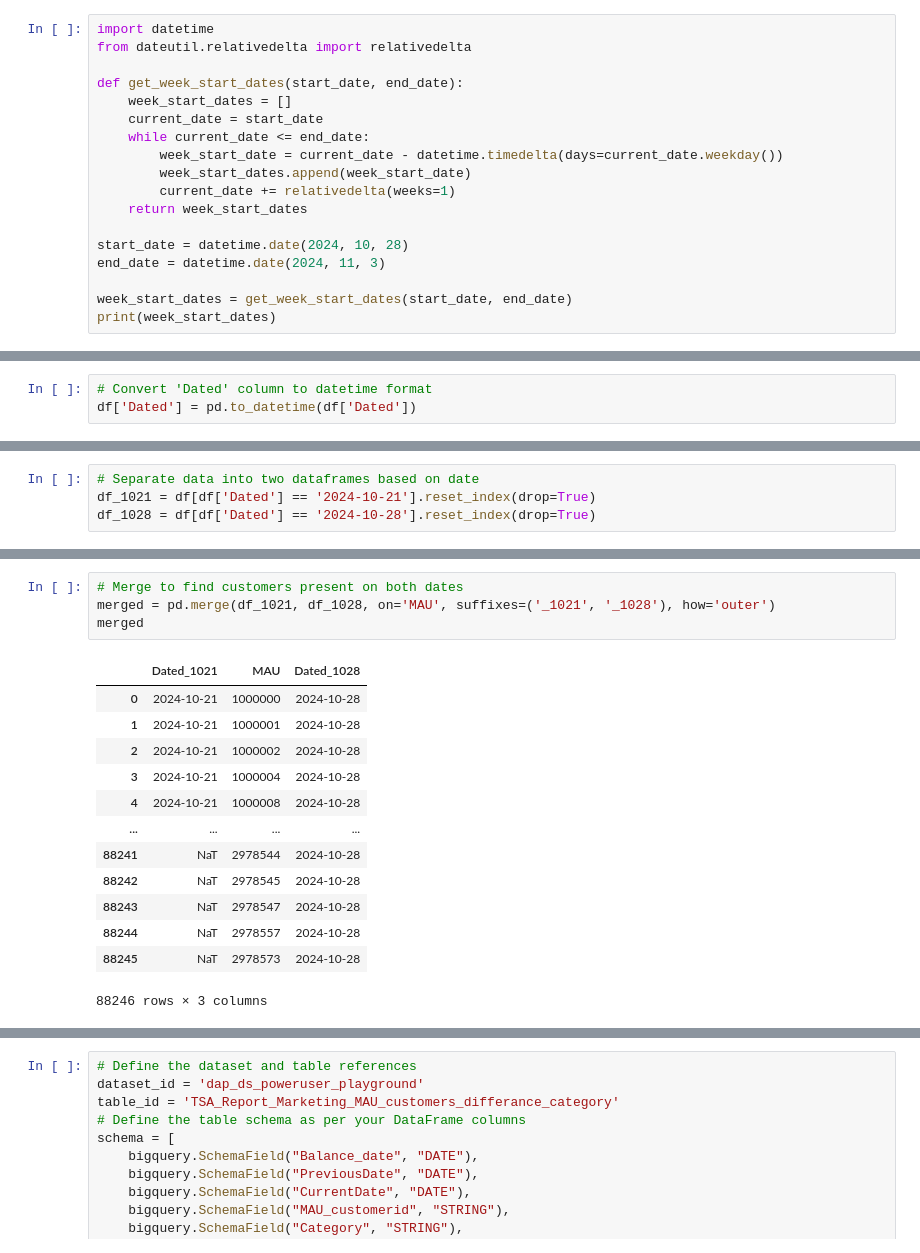
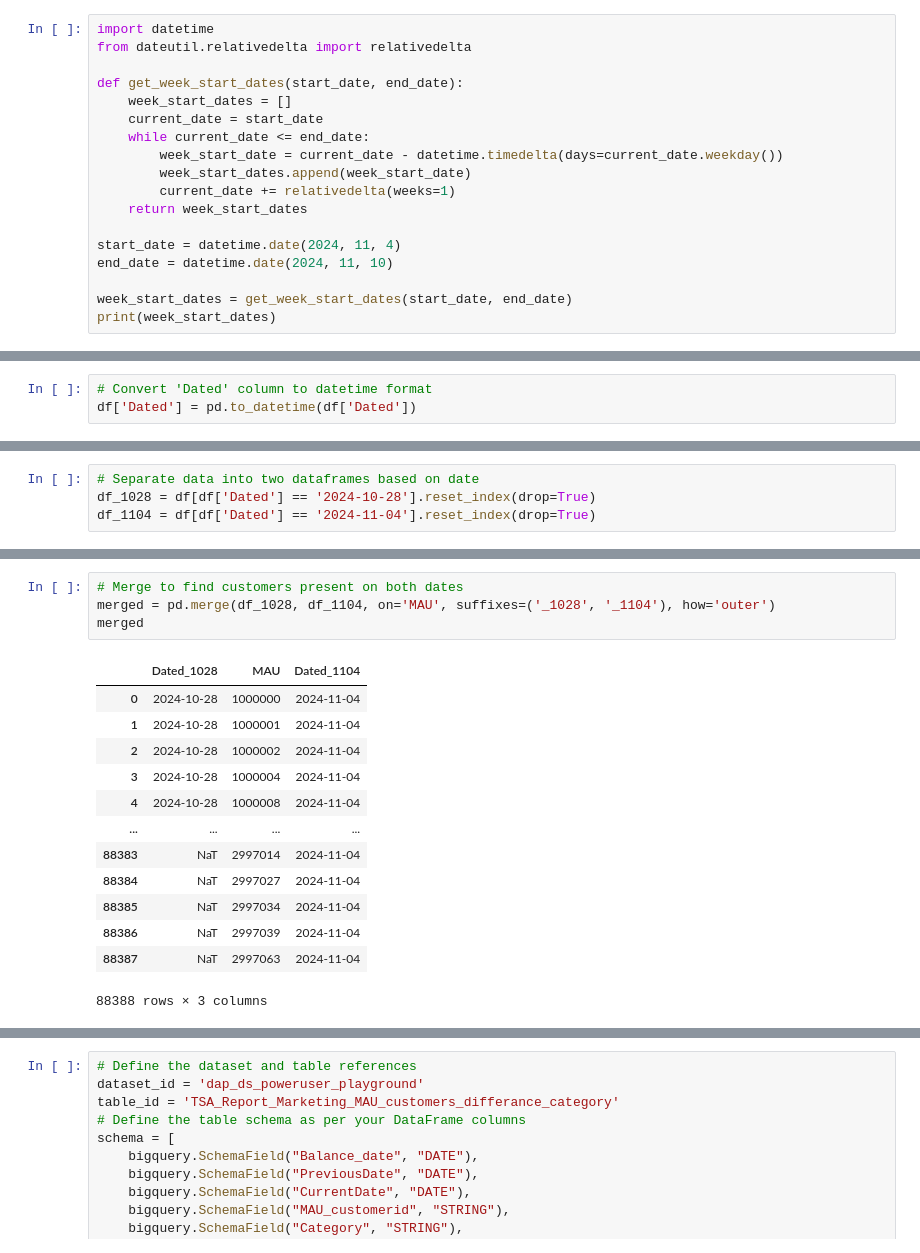
Before and after one commit to dchakroborti-tonik/MAU_MMAU_REPORT, a Jupyter notebook: TSA_REPORT_TEMPLATE_v2.ipynb, the cells around one changed output, grey strips where cells are left out. Saved outputs shown, nothing was run; the diff lists cells and outputs as text.

Commit message:
updated week starting 04-11-2024

```diff
--- a/TSA_REPORT_TEMPLATE_v2.ipynb
+++ b/TSA_REPORT_TEMPLATE_v2.ipynb
@@ -35,8 +35,8 @@ def get_week_start_dates(start_date, end_date):
         current_date += relativedelta(weeks=1)
     return week_start_dates
 
-start_date = datetime.date(2024, 10, 28)
-end_date = datetime.date(2024, 11, 3)
+start_date = datetime.date(2024, 11, 4)
+end_date = datetime.date(2024, 11, 10)
 
 week_start_dates = get_week_start_dates(start_date, end_date)
 print(week_start_dates)
@@ -759,5 +759,5 @@ Dated
 Name: count, dtype: int64
 # %%
 # Separate data into two dataframes based on date
-df_1021 = df[df['Dated'] == '2024-10-21'].reset_index(drop=True)
 df_1028 = df[df['Dated'] == '2024-10-28'].reset_index(drop=True)
+df_1104 = df[df['Dated'] == '2024-11-04'].reset_index(drop=True)
@@ -782,21 +782,21 @@ df_1028.head()
 # %%
 # Merge to find customers present on both dates
-merged = pd.merge(df_1021, df_1028, on='MAU', suffixes=('_1021', '_1028'), how='outer')
+merged = pd.merge(df_1028, df_1104, on='MAU', suffixes=('_1028', '_1104'), how='outer')
 merged
 # %% [output]
-|  | Dated_1021 | MAU | Dated_1028 |
-| 0 | 2024-10-21 | 1000000 | 2024-10-28 |
-| 1 | 2024-10-21 | 1000001 | 2024-10-28 |
-| 2 | 2024-10-21 | 1000002 | 2024-10-28 |
-| 3 | 2024-10-21 | 1000004 | 2024-10-28 |
-| 4 | 2024-10-21 | 1000008 | 2024-10-28 |
+|  | Dated_1028 | MAU | Dated_1104 |
+| 0 | 2024-10-28 | 1000000 | 2024-11-04 |
+| 1 | 2024-10-28 | 1000001 | 2024-11-04 |
+| 2 | 2024-10-28 | 1000002 | 2024-11-04 |
+| 3 | 2024-10-28 | 1000004 | 2024-11-04 |
+| 4 | 2024-10-28 | 1000008 | 2024-11-04 |
 | ... | ... | ... | ... |
-| 88241 | NaT | 2978544 | 2024-10-28 |
-| 88242 | NaT | 2978545 | 2024-10-28 |
-| 88243 | NaT | 2978547 | 2024-10-28 |
-| 88244 | NaT | 2978557 | 2024-10-28 |
-| 88245 | NaT | 2978573 | 2024-10-28 |
+| 88383 | NaT | 2997014 | 2024-11-04 |
+| 88384 | NaT | 2997027 | 2024-11-04 |
+| 88385 | NaT | 2997034 | 2024-11-04 |
+| 88386 | NaT | 2997039 | 2024-11-04 |
+| 88387 | NaT | 2997063 | 2024-11-04 |
-88246 rows × 3 columns
+88388 rows × 3 columns
 # %%
 # Function to categorize customer presence
 def categorize_presence(row):
```
Also changed, not shown: parts of 39 cells of this notebook.
